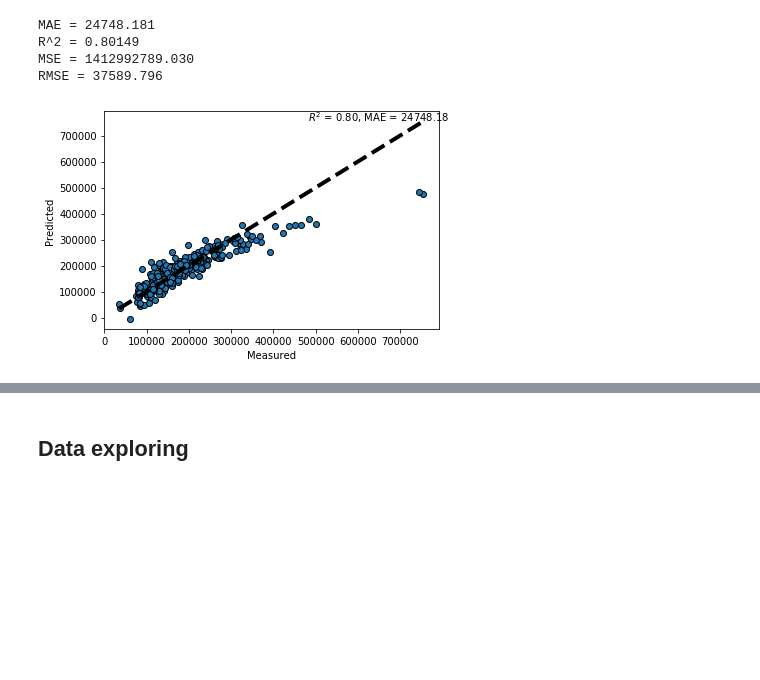
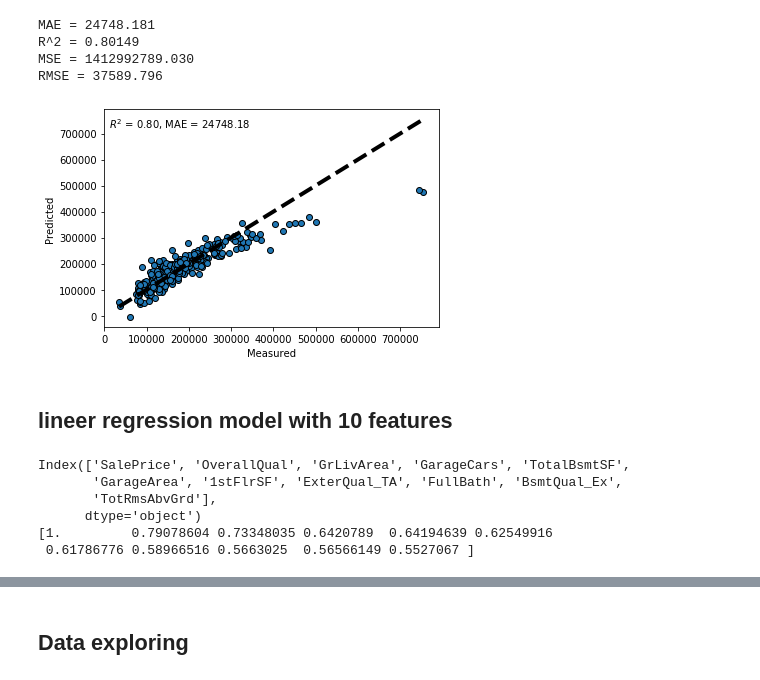
Before and after one commit to fatma-oz/house_price_prediction_linear_regression, a Jupyter notebook: house_price_prediction.ipynb, the cells around one changed output, grey strips where cells are left out. Drawn from its saved outputs; the diff is of its cells as text; code cells hidden in the pictures; blank space fills up the shorter version.

```diff
--- a/house_price_prediction.ipynb
+++ b/house_price_prediction.ipynb
@@ -455,12 +457,24 @@ RMSE = 37589.796
 # %%
 fig, ax = plt.subplots()
 ax.scatter(Y_test, y_pred, edgecolors = (0, 0, 0))
-ax.text(y_pred.max()-4.5, Y_test.max()-0.1, r"$R^2$ = %.2f, MAE = %.2f" % (
+ax.text( 10000,720000, r"$R^2$ = %.2f, MAE = %.2f" % (
 r2_score(Y_test, y_pred), mean_absolute_error(Y_test, y_pred)))
 ax.plot([Y_test.min(), Y_test.max()], [Y_test.min(), Y_test.max()], "k--",
 lw = 4)
 ax.set_xlabel("Measured")
 ax.set_ylabel("Predicted")
 plt.show()
 # %% [output]
-[figure, old version]
+[figure, new version]
+# %% [markdown]
+## lineer regression model with 10 features
+# %%
+print(train.corr().abs().nlargest(11, 'SalePrice').index)
+print(train.corr().abs().nlargest(11, 'SalePrice').values[:,37])
+# %% [output]
+Index(['SalePrice', 'OverallQual', 'GrLivArea', 'GarageCars', 'TotalBsmtSF',
+       'GarageArea', '1stFlrSF', 'ExterQual_TA', 'FullBath', 'BsmtQual_Ex',
+       'TotRmsAbvGrd'],
+      dtype='object')
+[1.         0.79078604 0.73348035 0.6420789  0.64194639 0.62549916
+ 0.61786776 0.58966516 0.5663025  0.56566149 0.5527067 ]
```
Also changed, not shown: parts of 13 cells of this notebook.
